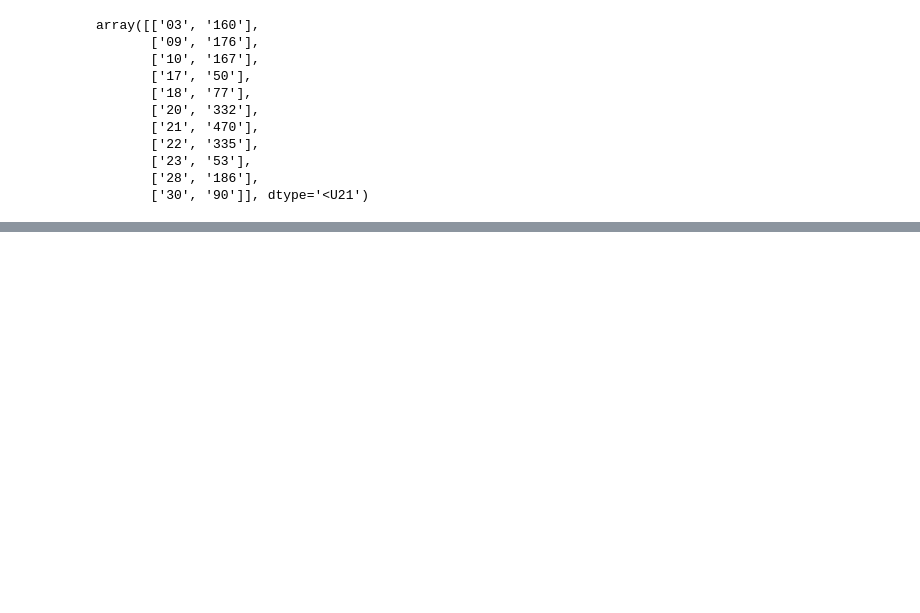
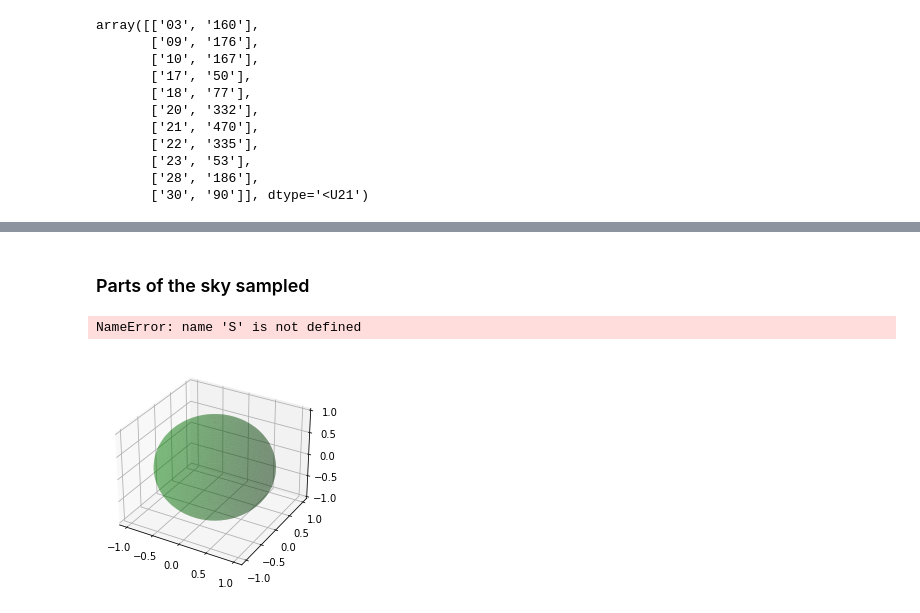
Before and after one commit to hws1302/linear-regression-from-scratch, a Jupyter notebook: new.ipynb, the cells around one changed output, grey strips where cells are left out. Cells and saved outputs as stored; diff of their text form; code cells hidden in the pictures; blank space fills up the shorter version.

```diff
--- a/new.ipynb
+++ b/new.ipynb
@@ -312,0 +233,39 @@ array([['03', '160'],
+# %% [markdown]
+### Parts of the sky sampled
+# %%
+from mpl_toolkits.mplot3d import Axes3D
+import matplotlib.pyplot as plt
+import numpy as np
+
+fig = plt.figure()
+ax = fig.gca(projection='3d')
+
+# draw sphere
+u, v = np.mgrid[0:2*np.pi:50j, 0:np.pi:50j]
+x = np.cos(u)*np.sin(v)
+y = np.sin(u)*np.sin(v)
+z = np.cos(v)
+# alpha controls opacity
+ax.plot_surface(x, y, z, color="g", alpha=0.3)
+
+
+# a random array of 3D coordinates in [-1,1]
+# need the S_vector in here...
+
+# tails of the arrows
+tails= np.zeros(len(bvecs))
+
+# heads of the arrows with adjusted arrow head length
+ax.quiver(tails,tails,tails,bvecs[:,0], bvecs[:,1], bvecs[:,2],
+          length=1.0, normalize=True, color='r', arrow_length_ratio=0.15)
+
+ax.set_xlabel('X-axis')
+ax.set_ylabel('Y-axis')
+ax.set_zlabel('Z-axis')
+
+ax.set_title('b-vectors on unit sphere')
+
+plt.show()
+# %% [output]
+NameError: name 'S' is not defined
+[figure, added]
```
Also changed, not shown: parts of 15 cells of this notebook, 8 other files.
